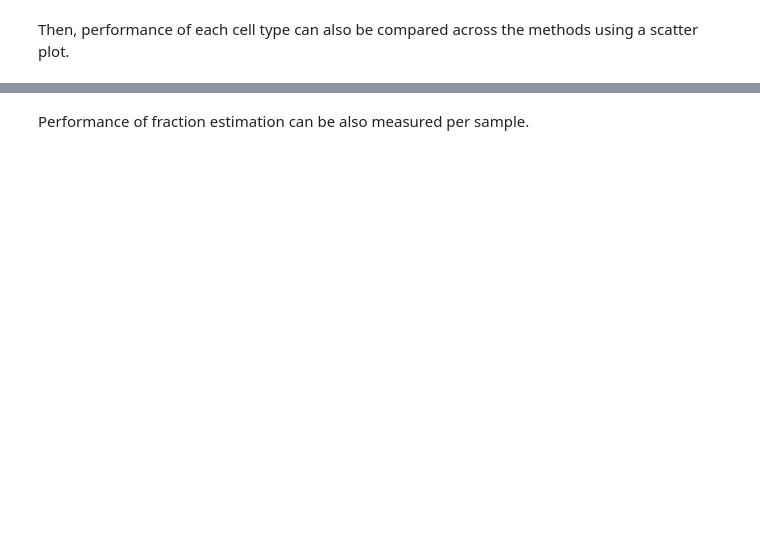
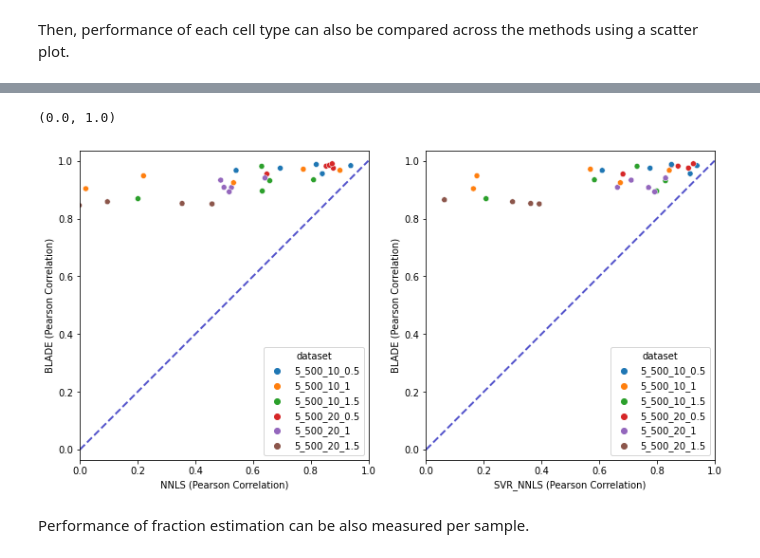
Before and after one commit to tgac-vumc/BLADE, a Jupyter notebook: jupyter/BLADE - Demo script.ipynb, the cells around one changed output, grey strips where cells are left out. Drawn from its saved outputs; the diff is of its cells as text; code cells hidden in the pictures; blank space fills up the shorter version.

Commit message:
Update demo / singularity Seaborn instead of ploty

```diff
--- a/jupyter/BLADE - Demo script.ipynb
+++ b/jupyter/BLADE - Demo script.ipynb
@@ -526,2 +408,29 @@ fig.show("png")
+# %%
+PerfMat = outcome_PerCell.pivot_table(values='Cor_Fraction', columns='method', index=['CellType','dataset'])
+PerfMat.reset_index(inplace=True)
+PerfMat.dataset = PerfMat.dataset.astype('category')
+
+# plot_seaborn
+plt.figure(figsize=(12,6))
+plt.subplot(1,2,1)
+ax = sns.scatterplot(data=PerfMat, y='BLADE', x='NNLS', hue='dataset')
+ax.set_xlabel("NNLS (Pearson Correlation)")
+ax.set_ylabel("BLADE (Pearson Correlation)")
+plt.plot([0,1],[0,1], lw=2, color='#5555CC', linestyle='dashed')
+plt.axis('equal')
+plt.ylim(0, 1)
+plt.xlim(0, 1)
+
+plt.subplot(1,2,2)
+ax = sns.scatterplot(data=PerfMat, y='BLADE', x='SVR_NNLS', hue='dataset')
+plt.plot([0,1],[0,1], lw=2, color='#5555CC', linestyle='dashed')
+ax.set_xlabel("SVR_NNLS (Pearson Correlation)")
+ax.set_ylabel("BLADE (Pearson Correlation)")
+plt.axis('equal')
+plt.ylim(0, 1)
+plt.xlim(0, 1)
+# %% [output]
+(0.0, 1.0)
+[figure, added]
 # %% [markdown]
 Performance of fraction estimation can be also measured per sample.
```
Also changed, not shown: parts of 17 cells of this notebook, 1 other file.
